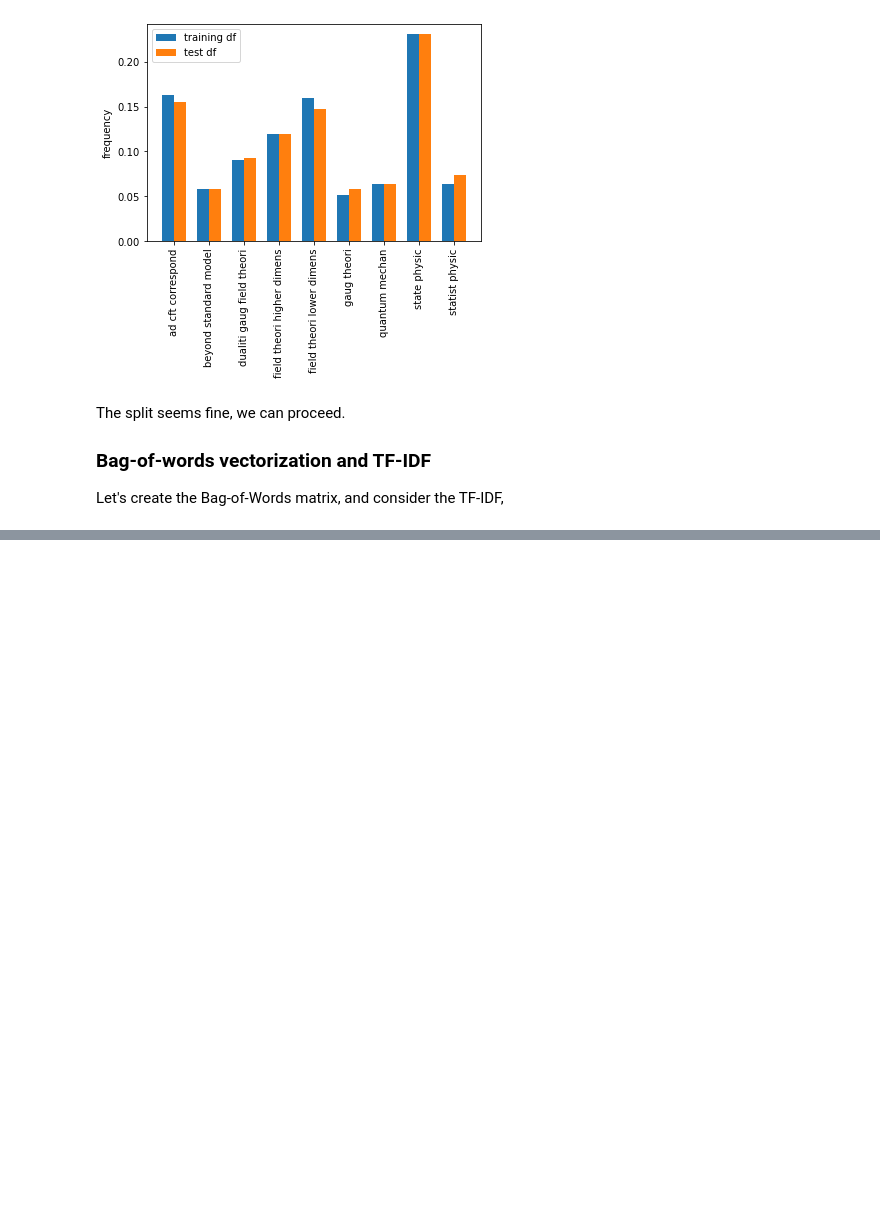
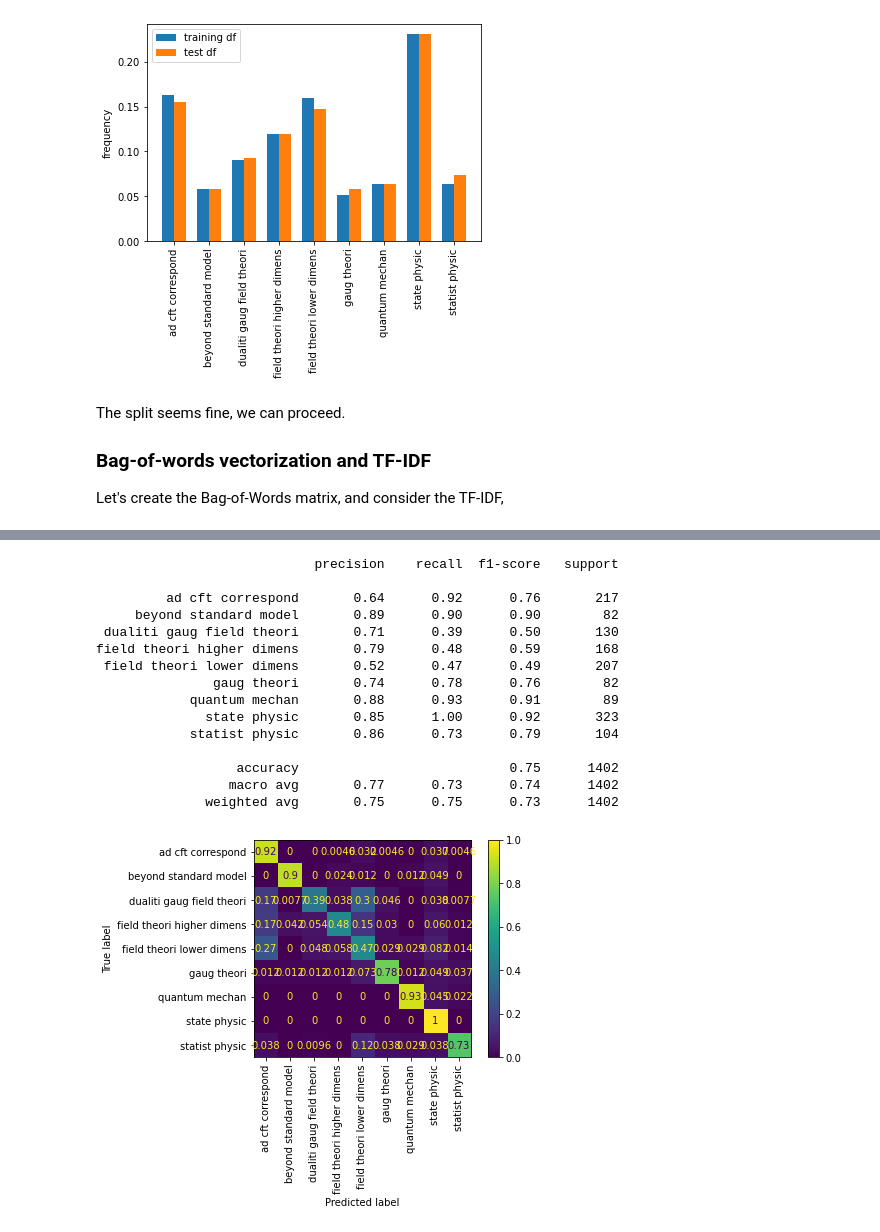
Before and after one commit to carlosparaciari/abstract-classification-supervised, a Jupyter notebook: paper_classification.ipynb, the cells around one changed output, grey strips where cells are left out. Saved outputs shown, nothing was run; the diff lists cells and outputs as text; code cells hidden in the pictures; blank space fills up the shorter version.

```diff
--- a/paper_classification.ipynb
+++ b/paper_classification.ipynb
@@ -636,0 +692,10 @@ X.shape
+# %%
+X_train = load_npz('./datasets/vectorized/X_train.npz')
+y_train = np.load('./datasets/vectorized/y_train.npy',allow_pickle=True)
+
+X_test = load_npz('./datasets/vectorized/X_test.npz')
+y_test = np.load('./datasets/vectorized/y_test.npy',allow_pickle=True)
+
+features = np.load('./datasets/vectorized/features.npy',allow_pickle=True)
+
+labels = np.unique(y_train)
@@ -636,0 +772,25 @@ X.shape
+# %%
+# Let's check the performance of the classifier
+performance_RF = classification_report(y_test, model_RF.predict(X_test))
+print(performance_RF)
+
+# Let's visualize the confusion matrix for this classifier
+plot_confusion_matrix(model_RF,X_test,y_test,xticks_rotation='vertical',normalize='true')
+plt.show()
+# %% [output]
+                            precision    recall  f1-score   support
+
+         ad cft correspond       0.64      0.92      0.76       217
+     beyond standard model       0.89      0.90      0.90        82
+ dualiti gaug field theori       0.71      0.39      0.50       130
+field theori higher dimens       0.79      0.48      0.59       168
+ field theori lower dimens       0.52      0.47      0.49       207
+               gaug theori       0.74      0.78      0.76        82
+            quantum mechan       0.88      0.93      0.91        89
+              state physic       0.85      1.00      0.92       323
+            statist physic       0.86      0.73      0.79       104
+
+                  accuracy                           0.75      1402
+                 macro avg       0.77      0.73      0.74      1402
+              weighted avg       0.75      0.75      0.73      1402
+[figure, added]
```
Also changed, not shown: parts of 52 cells of this notebook, 2 other files.
